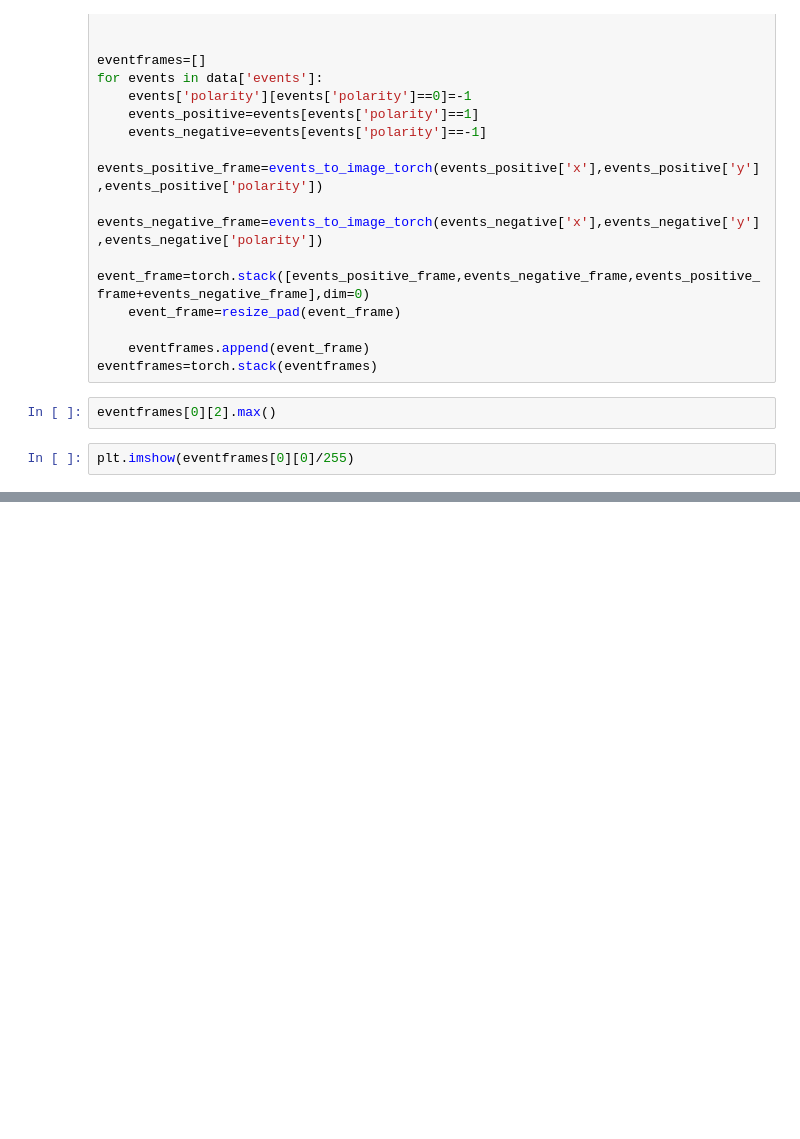
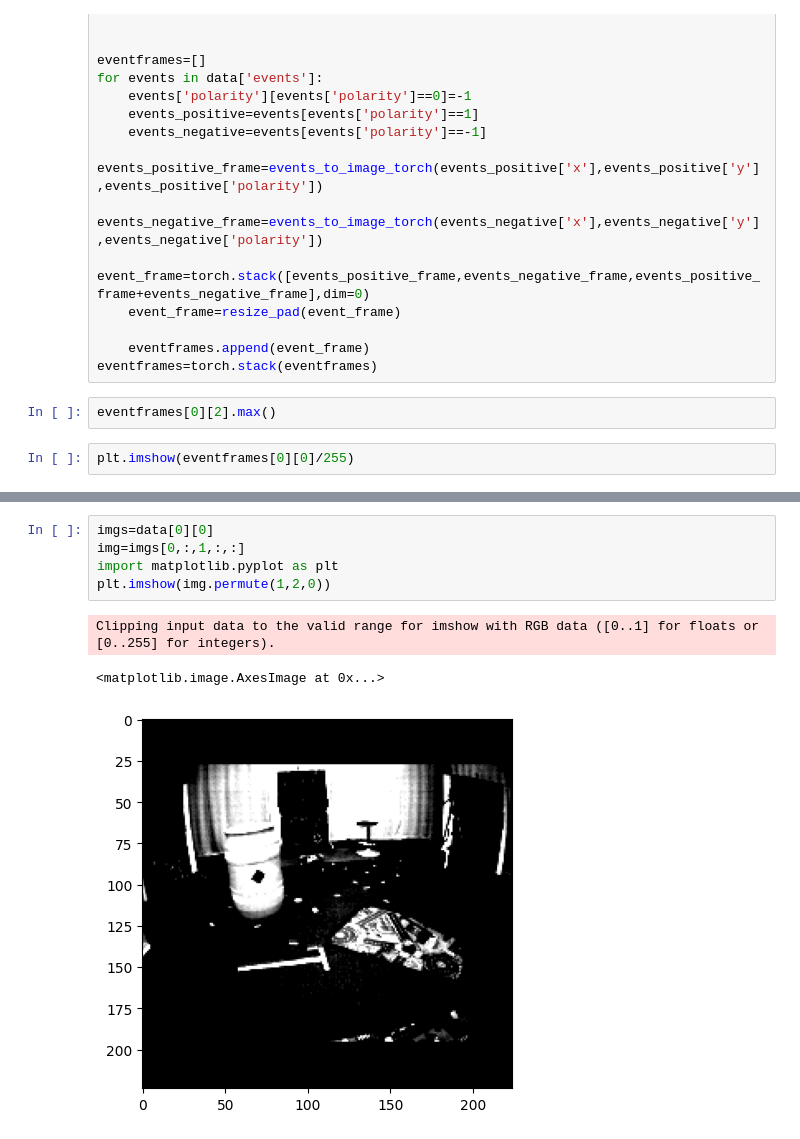
Before and after one commit to ucsd-hdsi-dvs/Events-ImageBind, a Jupyter notebook: test.ipynb, the cells around one changed output, grey strips where cells are left out. Drawn from its saved outputs; the diff is of its cells as text; blank space fills up the shorter version.

```diff
--- a/test.ipynb
+++ b/test.ipynb
@@ -626,0 +627,9 @@ torch.Size([16, 2, 3, 224, 224])
+# %%
+imgs=data[0][0]
+img=imgs[0,:,1,:,:]
+import matplotlib.pyplot as plt
+plt.imshow(img.permute(1,2,0))
+# %% [output]
+Clipping input data to the valid range for imshow with RGB data ([0..1] for floats or [0..255] for integers).
+<matplotlib.image.AxesImage at 0x...>
+[figure, added]
```
Also changed, not shown: parts of 13 cells of this notebook, 2 other files.
